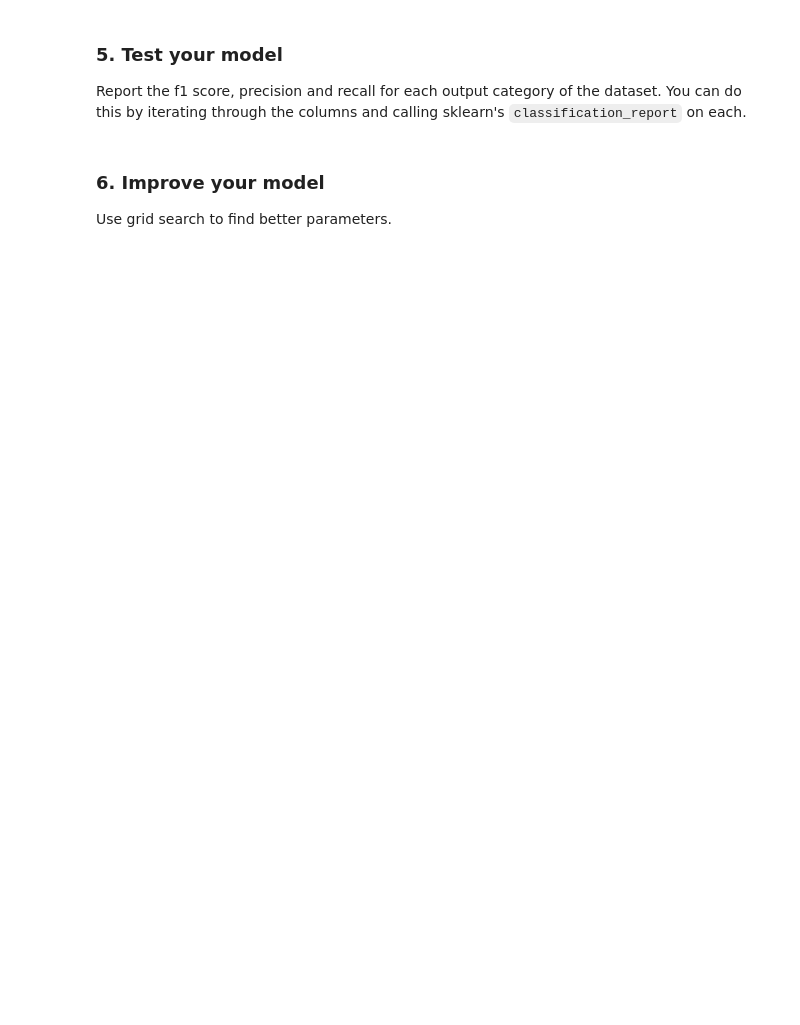
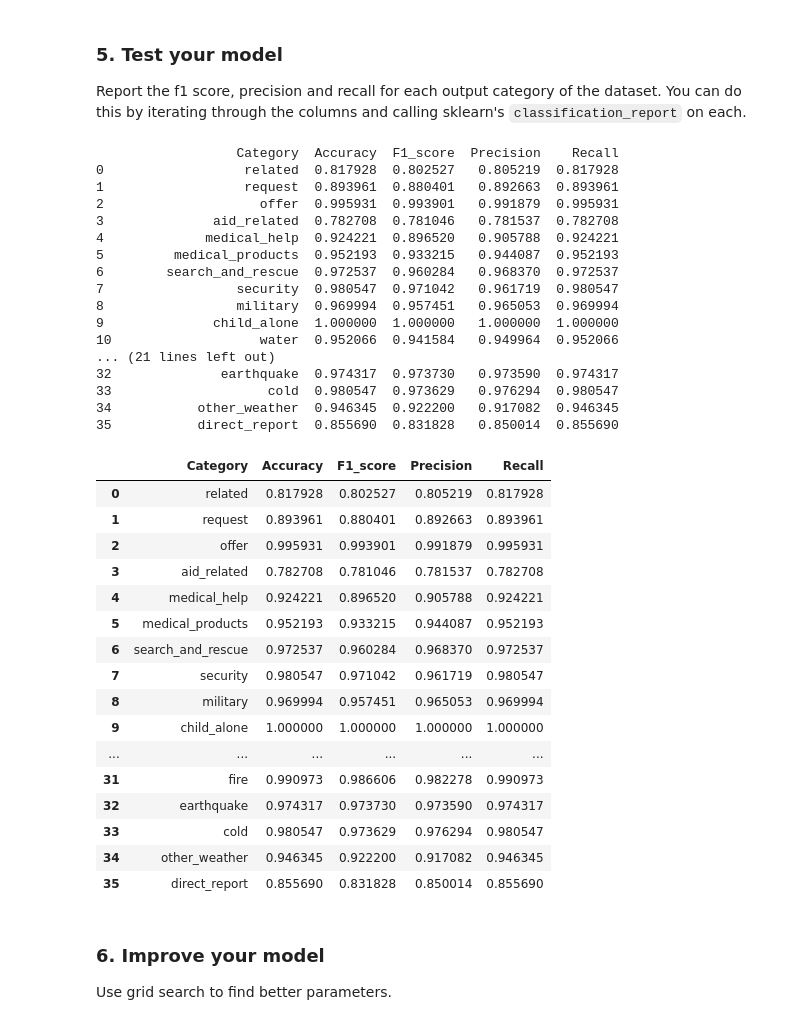
Before and after one commit to chziha/Data-Scientist-Udacity-Nanodegree, a Jupyter notebook: DSND_Term2/project_files/Disaster-Response-Pipelines-trials/ML Pipeline Preparation.ipynb, the cells around one changed output. Drawn from its saved outputs; the diff is of its cells as text; code cells hidden in the pictures; blank space fills up the shorter version.

Commit message:
feat: complete the ML pipeline preparation

```diff
--- a/DSND_Term2/project_files/Disaster-Response-Pipelines-trials/ML Pipeline Preparation.ipynb
+++ b/DSND_Term2/project_files/Disaster-Response-Pipelines-trials/ML Pipeline Preparation.ipynb
@@ -112,8 +133,7 @@ I am in Thomassin number 32, in the area named Pyron. I would like to have some
 This machine pipeline should take in the `message` column as input and output classification results on the other 36 categories in the dataset. You may find the [MultiOutputClassifier](http://scikit-learn.org/stable/modules/generated/sklearn.multioutput.MultiOutputClassifier.html) helpful for predicting multiple target variables.
 # %%
 pipeline = Pipeline([
-    ('countVect', CountVectorizer(tokenizer=tokenize)),
-    ('tfidfTrans', TfidfTransformer()),
+    ('tfidfVect', TfidfVectorizer(tokenizer=tokenize)),
     ('RFclf', MultiOutputClassifier(RandomForestClassifier()))
 ])
 # %% [markdown]
@@ -147,2 +167,2 @@ Pipeline(memory=None,
 # %%
-a = pipeline.predict(X_test)
+y_pred = pipeline.predict(X_test)
@@ -185,4 +168,0 @@ weighted avg       1.00      0.92      0.96        36
-# %%
-for i, col in enumerate(y_test):
-    print(col)
-    print(classification_report(y_test[col], a[:, i]))
@@ -239,3 +172,74 @@ def report_metrics(y_true, y_pred):
+# %%
+def report_metrics(y_true, y_pred, sort_by = None):
+    '''
+    Function to display the classification report for each category in multi-class classification
+
+    Args:
+        y_true: a DataFrame with true labels, each row represents the labels for one row in X
+        y_pred: 2d array-like with predicted labels, each row represents the labels for one row in X
+        sort_by: a string, denoting the column to sort by, select from ['Accuracy', 'F1_score', 'Precision', 'Recall']
+
+    Returns:
+        df: a Dataframe containing the scores for each category
+    '''
+    cols = y_true.columns.tolist()
+
+    df_list = []
+
+    for i, col in enumerate(cols):
+        accuracy = accuracy_score(y_true.to_numpy()[:, i], y_pred[:, i])
+        f1 = f1_score(y_true.to_numpy()[:, i], y_pred[:, i], average='weighted')
+        precision = precision_score(y_true.to_numpy()[:, i], y_pred[:, i], average='weighted')
+        recall = recall_score(y_true.to_numpy()[:, i], y_pred[:, i], average='weighted')
+
+        df_list.append([col, accuracy, f1, precision, recall])
+
+    df = pd.DataFrame(df_list, columns=['Category', 'Accuracy', 'F1_score', 'Precision', 'Recall'])
+
+    if sort_by is None:
+        print(df)
+        return df
+
+    df.sort_values(by = sort_by, axis = 0, ascending=False, inplace=True, ignore_index=True)
+    print(df)
+    return df
+# %%
+report_metrics(y_test, y_pred)
+# %% [output]
+                  Category  Accuracy  F1_score  Precision    Recall
+0                  related  0.817928  0.802527   0.805219  0.817928
+1                  request  0.893961  0.880401   0.892663  0.893961
+2                    offer  0.995931  0.993901   0.991879  0.995931
+3              aid_related  0.782708  0.781046   0.781537  0.782708
+4             medical_help  0.924221  0.896520   0.905788  0.924221
+5         medical_products  0.952193  0.933215   0.944087  0.952193
+6        search_and_rescue  0.972537  0.960284   0.968370  0.972537
+7                 security  0.980547  0.971042   0.961719  0.980547
+8                 military  0.969994  0.957451   0.965053  0.969994
+9              child_alone  1.000000  1.000000   1.000000  1.000000
+10                   water  0.952066  0.941584   0.949964  0.952066
+... (21 lines left out)
+32              earthquake  0.974317  0.973730   0.973590  0.974317
+33                    cold  0.980547  0.973629   0.976294  0.980547
+34           other_weather  0.946345  0.922200   0.917082  0.946345
+35           direct_report  0.855690  0.831828   0.850014  0.855690
+|  | Category | Accuracy | F1_score | Precision | Recall |
+| 0 | related | 0.817928 | 0.802527 | 0.805219 | 0.817928 |
+| 1 | request | 0.893961 | 0.880401 | 0.892663 | 0.893961 |
+| 2 | offer | 0.995931 | 0.993901 | 0.991879 | 0.995931 |
+| 3 | aid_related | 0.782708 | 0.781046 | 0.781537 | 0.782708 |
+| 4 | medical_help | 0.924221 | 0.896520 | 0.905788 | 0.924221 |
+| 5 | medical_products | 0.952193 | 0.933215 | 0.944087 | 0.952193 |
+| 6 | search_and_rescue | 0.972537 | 0.960284 | 0.968370 | 0.972537 |
+| 7 | security | 0.980547 | 0.971042 | 0.961719 | 0.980547 |
+| 8 | military | 0.969994 | 0.957451 | 0.965053 | 0.969994 |
+| 9 | child_alone | 1.000000 | 1.000000 | 1.000000 | 1.000000 |
+| ... | ... | ... | ... | ... | ... |
+| 31 | fire | 0.990973 | 0.986606 | 0.982278 | 0.990973 |
+| 32 | earthquake | 0.974317 | 0.973730 | 0.973590 | 0.974317 |
+| 33 | cold | 0.980547 | 0.973629 | 0.976294 | 0.980547 |
+| 34 | other_weather | 0.946345 | 0.922200 | 0.917082 | 0.946345 |
+| 35 | direct_report | 0.855690 | 0.831828 | 0.850014 | 0.855690 |
 # %% [markdown]
 ### 6. Improve your model
 Use grid search to find better parameters.
```
Also changed, not shown: parts of 26 cells of this notebook.
